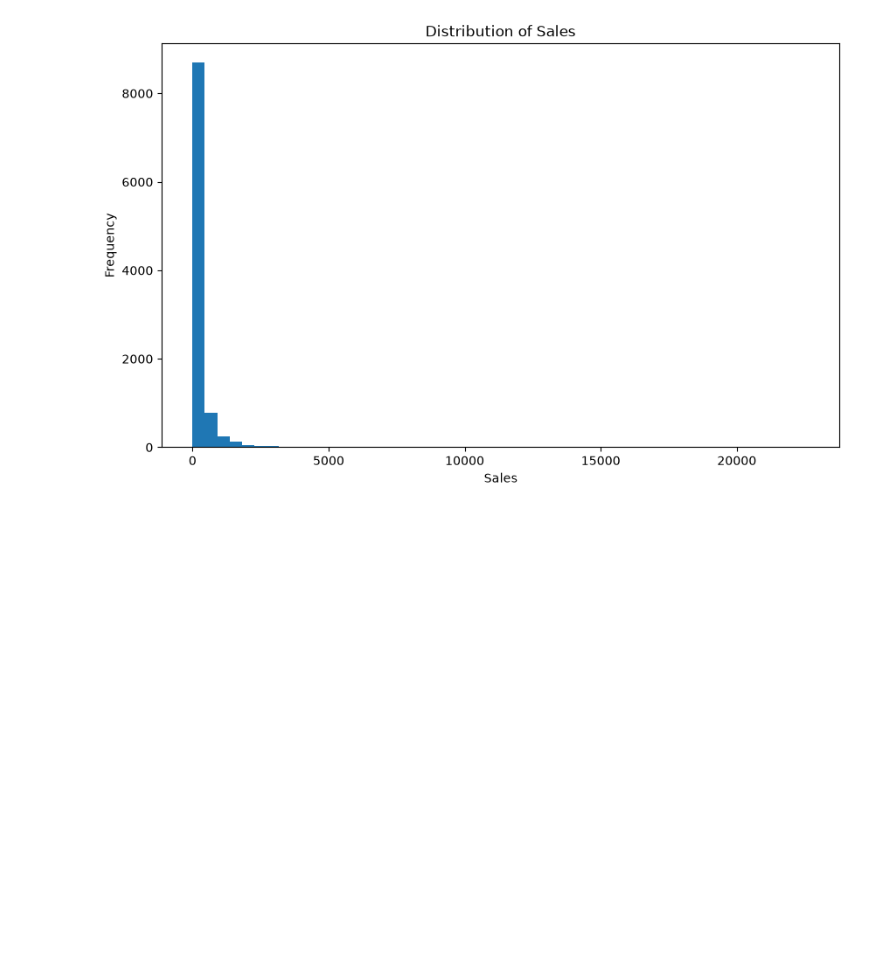
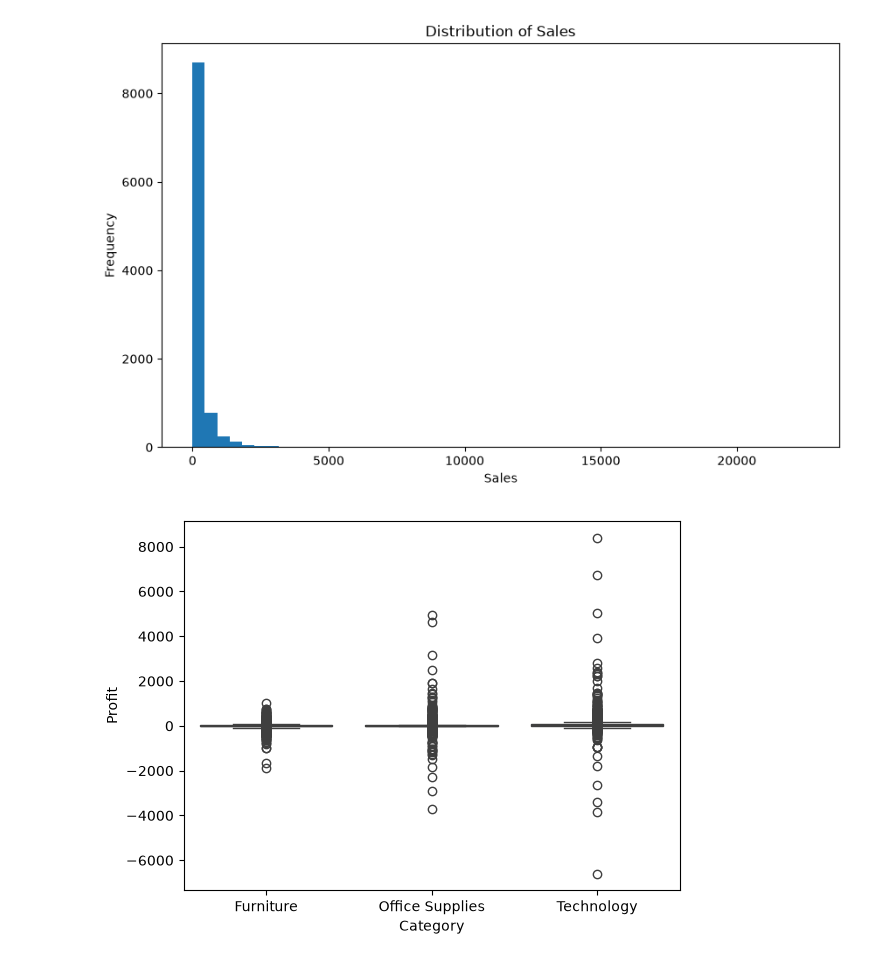
Before and after one commit to Ashu11122000/data-science, a Jupyter notebook: notebooks/02_data_visualization.ipynb, the cells around one changed output. Cells and saved outputs as stored; diff of their text form; code cells hidden in the pictures; blank space fills up the shorter version.

Commit message:
Box plot done

```diff
--- a/notebooks/02_data_visualization.ipynb
+++ b/notebooks/02_data_visualization.ipynb
@@ -58,3 +58,12 @@ plt.savefig("../outputs/figures/sales_histogram.png", dpi=300, bbox_inches="tigh
 plt.show()
 # %% [output]
 [figure]
+# %%
+import seaborn as sns
+import matplotlib.pyplot as plt
+
+sns.boxplot(data=df_clean, x="Category", y="Profit")
+
+plt.show()
+# %% [output]
+[figure, added]
```
Also changed, not shown: parts of 2 cells of this notebook, 1 other file.
